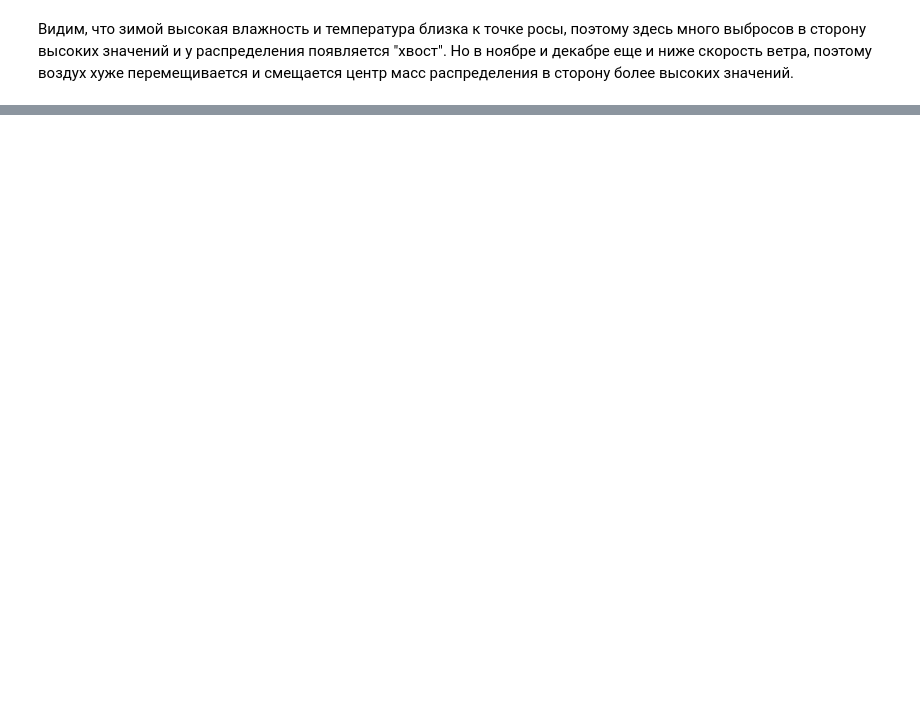
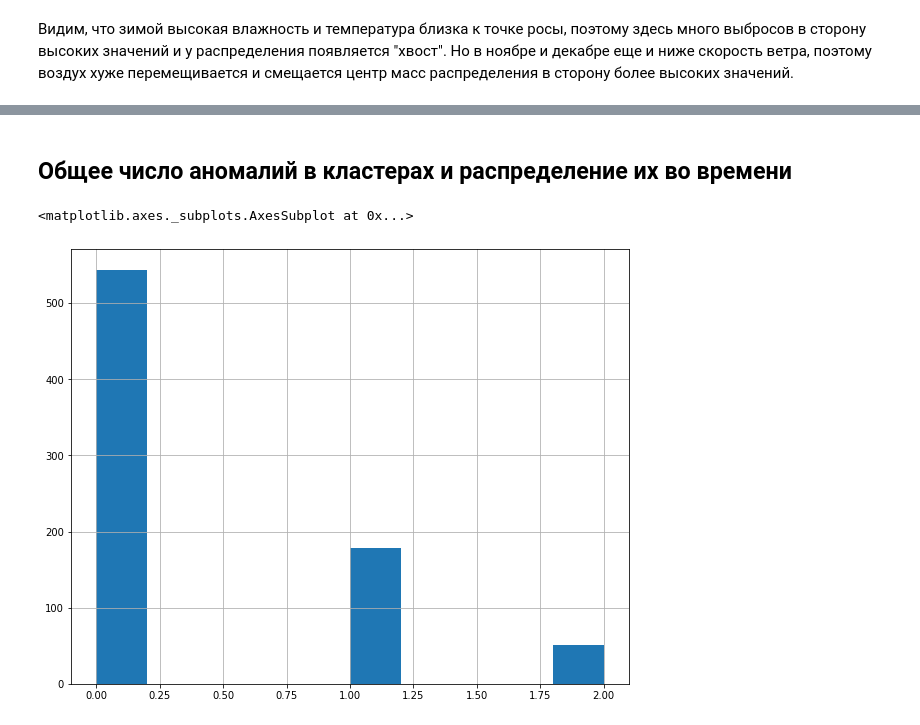
Before and after one commit to aerubanov/Proj_Air_Quality, a Jupyter notebook: notebooks/EDA.ipynb, the cells around one changed output, grey strips where cells are left out. Saved outputs shown, nothing was run; the diff lists cells and outputs as text; code cells hidden in the pictures; blank space fills up the shorter version.

Commit message:
add anomalies EDA

```diff
--- a/notebooks/EDA.ipynb
+++ b/notebooks/EDA.ipynb
@@ -197,0 +199,2 @@ sns.boxplot(x='month', y='wind_speed', data=data)
+# %%
+anomalies = pd.read_csv('../DATA/processed/anomalies.csv', parse_dates=['start_date', 'end_date'])
@@ -197,0 +207,7 @@ sns.boxplot(x='month', y='wind_speed', data=data)
+# %% [markdown]
+## Общее число аномалий в кластерах и распределение их во времени
+# %%
+anomalies.cluster.hist()
+# %% [output]
+<matplotlib.axes._subplots.AxesSubplot at 0x...>
+[figure, added]
```
Also changed, not shown: parts of 21 cells of this notebook.
